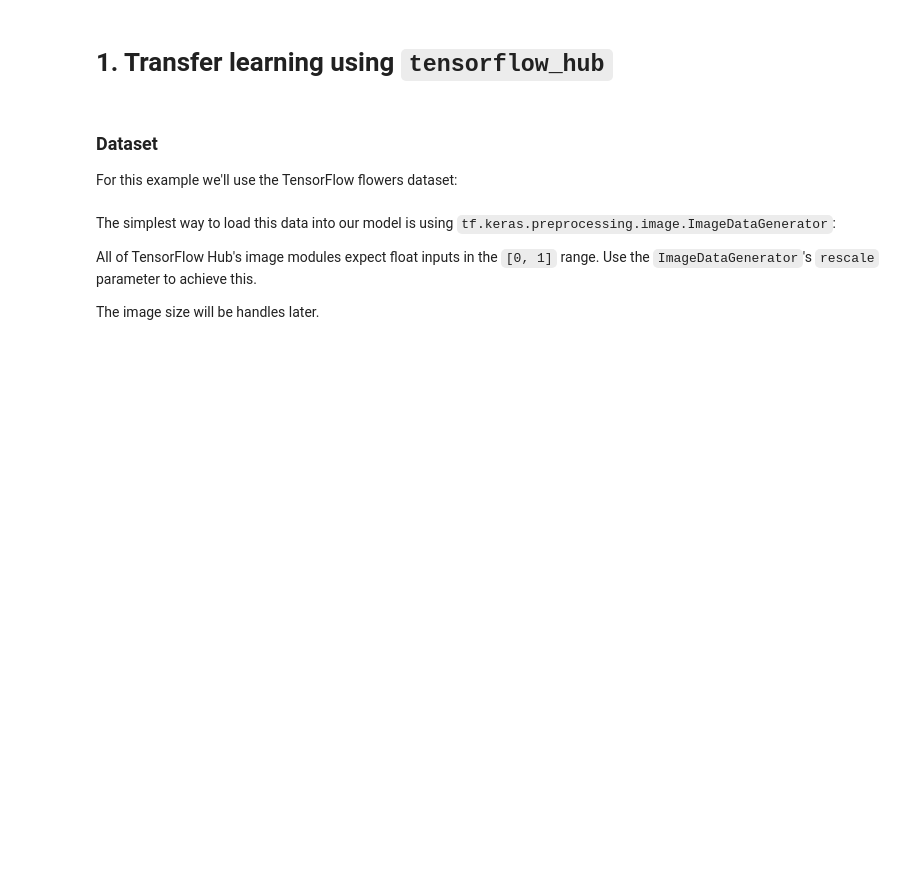
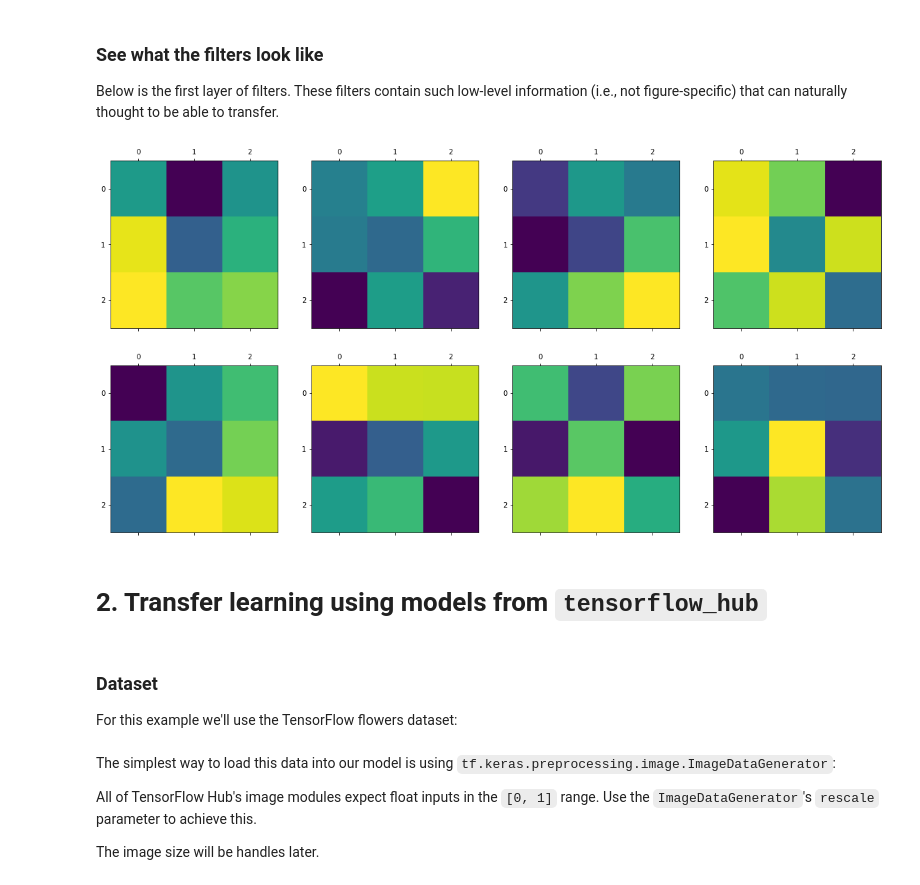
Before and after one commit to Harvard-am216/2019-spring, a Jupyter notebook: Labs/week4-Lab.ipynb, the cells around one changed output. Drawn from its saved outputs; the diff is of its cells as text; code cells hidden in the pictures; blank space fills up the shorter version.

```diff
--- a/Labs/week4-Lab.ipynb
+++ b/Labs/week4-Lab.ipynb
@@ -7,5 +157,17 @@
+# %% [markdown]
+### See what the filters look like
+Below is the first layer of filters. These filters contain such low-level information (i.e., not figure-specific) that can naturally thought to be able to transfer.
+# %%
+conv_filters1 = model.get_weights()[0]
+conv_filters1 = np.transpose(conv_filters1, axes = [3,2,1,0]).reshape(filters, kernel_size, kernel_size)
+# %%
+fig, ax = plt.subplots(2,4, figsize = (20,10))
+for i in range(8):
+    ax[i//4, i%4].matshow(conv_filters1[i])
+# %% [output]
+[figure, added]
 # %% [markdown]
-# 1. Transfer learning using `tensorflow_hub`
+# 2. Transfer learning using models from `tensorflow_hub`
 # %%
 from __future__ import absolute_import, division, print_function
 
```
Also changed, not shown: parts of 5 cells of this notebook.
